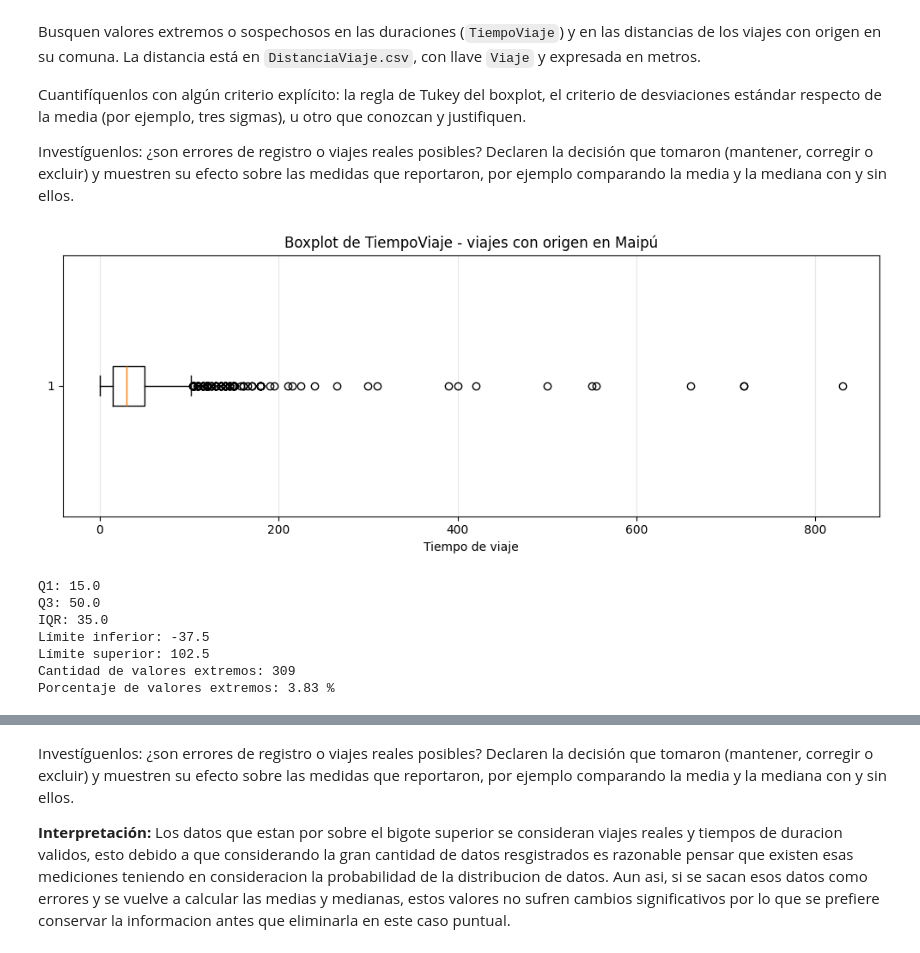
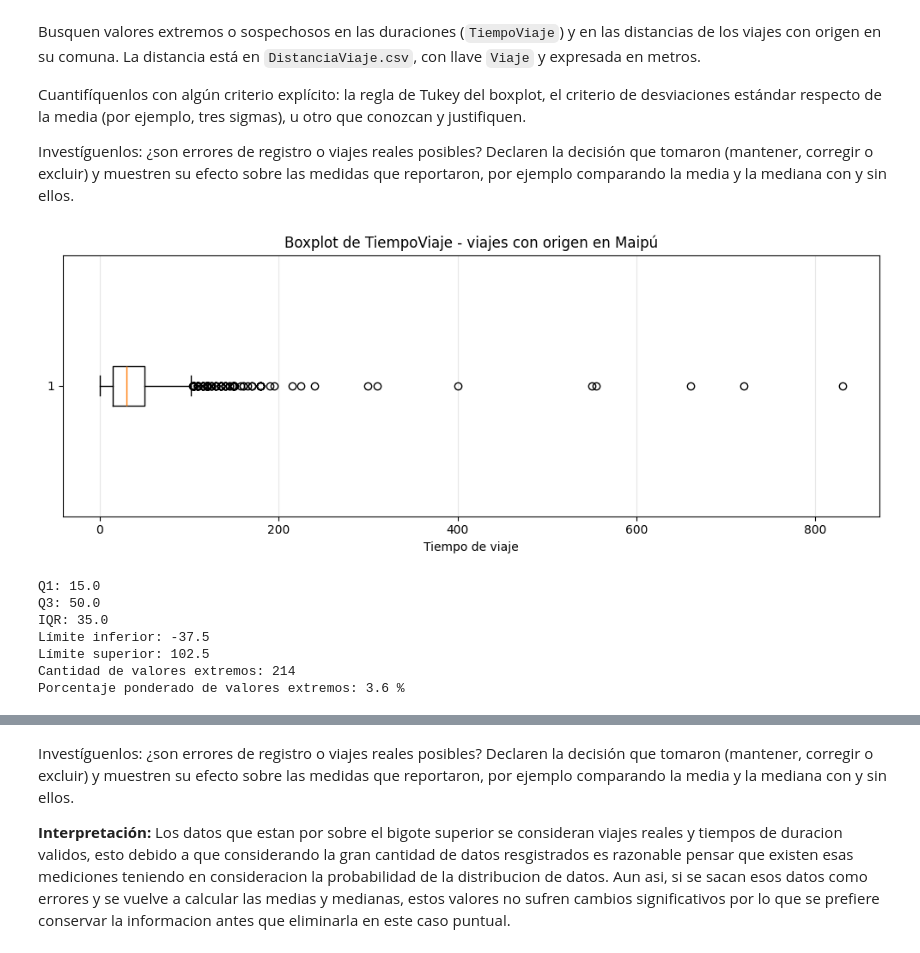
Before and after one commit to GaboDR/tarea1_csDatos, a Jupyter notebook: tarea1_delgado.ipynb, the cells around one changed output, grey strips where cells are left out. Saved outputs shown, nothing was run; the diff lists cells and outputs as text; code cells hidden in the pictures.

```diff
--- a/tarea1_delgado.ipynb
+++ b/tarea1_delgado.ipynb
@@ -1394,7 +1444,7 @@ sin ellos.
 # %%
 # Su código (agreguen las celdas que necesiten)
 distanciaViajes = pd.read_csv(RUTA + "DistanciaViaje.csv", sep=";", decimal=",", low_memory=False)
-distanciaViajesCompleto = pd.merge(viajes, distanciaViajes, on="Viaje", how="left")
+distanciaViajesCompleto = pd.merge(viajes_lab, distanciaViajes, on="Viaje", how="left")
 distanciaViajesCompletoMaipu = distanciaViajesCompleto[distanciaViajesCompleto['ComunaOrigen'] == 94]
 # %%
 # Duraciones válidas
@@ -1414,47 +1464,82 @@ distancia_maipu = (
     .dropna()
 )
 # %%
-plt.figure(figsize=(10, 4))
+factor_maipu = distanciaViajesCompletoMaipu.loc[tiempo_maipu.index, 'FactorLaboralNormal']
 
-plt.boxplot(
+Q1_t, mediana_t, Q3_t = cuantil_ponderado(
     tiempo_maipu,
-    vert=False,
-    showfliers=True
+    factor_maipu,
+    [0.25, 0.5, 0.75]
 )
 
-plt.title('Boxplot de TiempoViaje - viajes con origen en Maipú')
-plt.xlabel('Tiempo de viaje')
-plt.grid(axis='x', alpha=0.3)
-plt.tight_layout()
-plt.show()
-
-Q1_t = tiempo_maipu.quantile(0.25)
-Q3_t = tiempo_maipu.quantile(0.75)
 IQR_t = Q3_t - Q1_t
 
 lim_inf_t = Q1_t - 1.5 * IQR_t
 lim_sup_t = Q3_t + 1.5 * IQR_t
 
 outliers_tiempo = tiempo_maipu[
     (tiempo_maipu < lim_inf_t) |
     (tiempo_maipu > lim_sup_t)
 ]
 
+no_outliers_tiempo = tiempo_maipu[
+    (tiempo_maipu >= lim_inf_t) &
+    (tiempo_maipu <= lim_sup_t)
+]
+
+stats = [{
+    'med': mediana_t,
+    'q1': Q1_t,
+    'q3': Q3_t,
+    'whislo': no_outliers_tiempo.min(),
+    'whishi': no_outliers_tiempo.max(),
+    'fliers': outliers_tiempo.tolist()
+}]
+
+fig, ax = plt.subplots(figsize=(10, 4))
+
+ax.bxp(
+    stats,
+    vert=False,
+    showfliers=True
+)
+
+ax.set_title('Boxplot de TiempoViaje - viajes con origen en Maipú')
+ax.set_xlabel('Tiempo de viaje')
+ax.grid(axis='x', alpha=0.3)
+
+plt.tight_layout()
+plt.show()
+
+mask_outliers = (
+    (tiempo_maipu < lim_inf_t) |
+    (tiempo_maipu > lim_sup_t)
+)
+
+porcentaje_outliers = (
+    factor_maipu[mask_outliers].sum()
+    / factor_maipu.sum()
+    * 100
+)
+
 print("Q1:", Q1_t)
 print("Q3:", Q3_t)
 print("IQR:", IQR_t)
 print("Límite inferior:", lim_inf_t)
 print("Límite superior:", lim_sup_t)
 print("Cantidad de valores extremos:", len(outliers_tiempo))
-print("Porcentaje de valores extremos:",
-      round(len(outliers_tiempo) / len(tiempo_maipu) * 100, 2), "%")
+print(
+    "Porcentaje ponderado de valores extremos:",
+    round(porcentaje_outliers, 2),
+    "%"
+)
 # %% [output]
-[figure, old version]
+[figure, new version]
 Q1: 15.0
 Q3: 50.0
 IQR: 35.0
 Límite inferior: -37.5
 Límite superior: 102.5
-Cantidad de valores extremos: 309
-Porcentaje de valores extremos: 3.83 %
+Cantidad de valores extremos: 214
+Porcentaje ponderado de valores extremos: 3.6 %
 # %%
```
Also changed, not shown: parts of 23 cells of this notebook.
